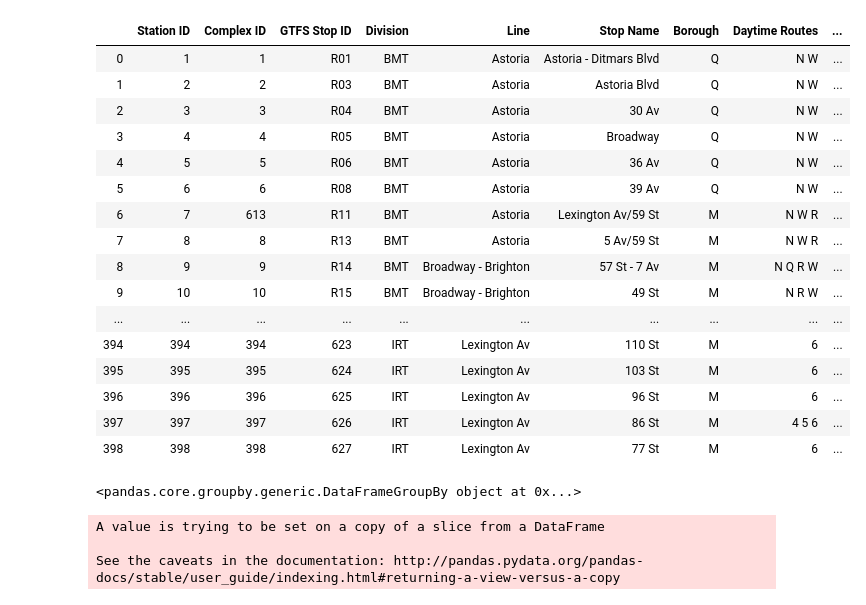
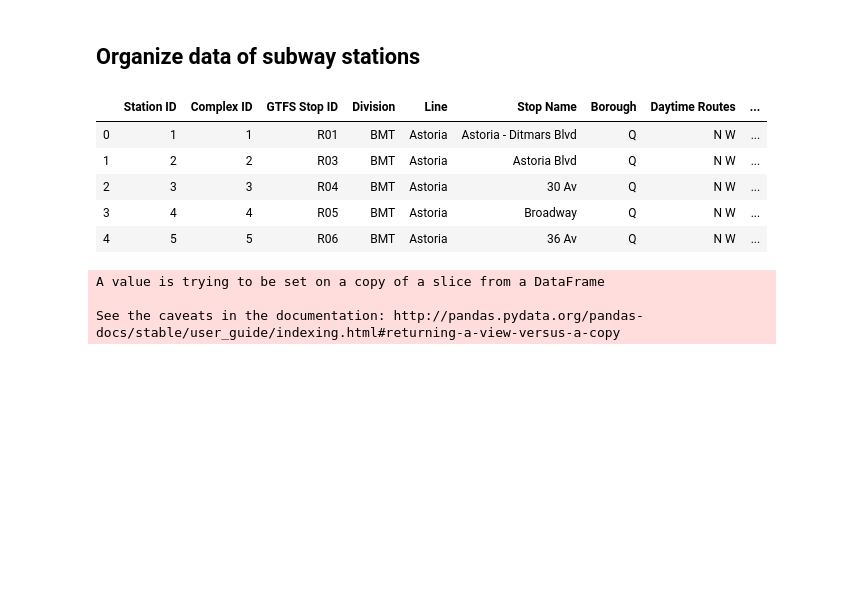
Before and after one commit to lkahlon9/fare_evasion, a Jupyter notebook: Map of Subway Stations (Made With Folium).ipynb, the cells around one changed output. Drawn from its saved outputs; the diff is of its cells as text; code cells hidden in the pictures; blank space fills up the shorter version.

```diff
--- a/Map of Subway Stations (Made With Folium).ipynb
+++ b/Map of Subway Stations (Made With Folium).ipynb
@@ -12,39 +11,26 @@ from math import pi
 
 # code reference at blog.prototypr.io/interactive-maps-with-python-part-1-aa1563dbe5a9
 # transit districts source: www1.nyc.gov/assets/nypd/downloads/pdf/maps/transit-district-map.pdf
+# %% [markdown]
+## Organize data of subway stations
 # %%
 # load csv of all station information
 subway_data = pd.read_csv("Stations.csv")
 
-# need to get lat/long of all stations to draw circle
-# need to figure out how to make interactable (default pics)
-subway_data
+
+subway_data.head()
 # %% [output]
 |  | Station ID | Complex ID | GTFS Stop ID | Division | Line | Stop Name | Borough | Daytime Routes | ... |
 | 0 | 1 | 1 | R01 | BMT | Astoria | Astoria - Ditmars Blvd | Q | N W | ... |
 | 1 | 2 | 2 | R03 | BMT | Astoria | Astoria Blvd | Q | N W | ... |
 | 2 | 3 | 3 | R04 | BMT | Astoria | 30 Av | Q | N W | ... |
 | 3 | 4 | 4 | R05 | BMT | Astoria | Broadway | Q | N W | ... |
 | 4 | 5 | 5 | R06 | BMT | Astoria | 36 Av | Q | N W | ... |
-| 5 | 6 | 6 | R08 | BMT | Astoria | 39 Av | Q | N W | ... |
-| 6 | 7 | 613 | R11 | BMT | Astoria | Lexington Av/59 St | M | N W R | ... |
-| 7 | 8 | 8 | R13 | BMT | Astoria | 5 Av/59 St | M | N W R | ... |
-| 8 | 9 | 9 | R14 | BMT | Broadway - Brighton | 57 St - 7 Av | M | N Q R W | ... |
-| 9 | 10 | 10 | R15 | BMT | Broadway - Brighton | 49 St | M | N R W | ... |
-| ... | ... | ... | ... | ... | ... | ... | ... | ... | ... |
-| 394 | 394 | 394 | 623 | IRT | Lexington Av | 110 St | M | 6 | ... |
-| 395 | 395 | 395 | 624 | IRT | Lexington Av | 103 St | M | 6 | ... |
-| 396 | 396 | 396 | 625 | IRT | Lexington Av | 96 St | M | 6 | ... |
-| 397 | 397 | 397 | 626 | IRT | Lexington Av | 86 St | M | 4 5 6 | ... |
-| 398 | 398 | 398 | 627 | IRT | Lexington Av | 77 St | M | 6 | ... |
 # %%
 locations = subway_data.groupby("GTFS Latitude").first()
 locations = locations.loc[:, ["GTFS Longitude",
                               "Stop Name",
                               "Borough"]]
-locations.groupby('Stop Name')
-# %% [output]
-<pandas.core.groupby.generic.DataFrameGroupBy object at 0x...>
 # %%
 highCountStations = ['59 St - Columbus Circle','Franklin St','125 St','14 St - Union Sq','Tremont Av','3 Av - 149 St','Flushing - Main St','Broad Channel','Jay St - MetroTech','Union St','Atlantic Av','Newkirk Av']
 lowCountStations = ['79 St','Wall St','103 St','Spring St','Fordham Rd','Freeman St','Elmhurst Av','Beach 98 St','Franklin Av','Kingston Av','Montrose Av','Brighton Beach']
```
Also changed, not shown: parts of 24 cells of this notebook.
